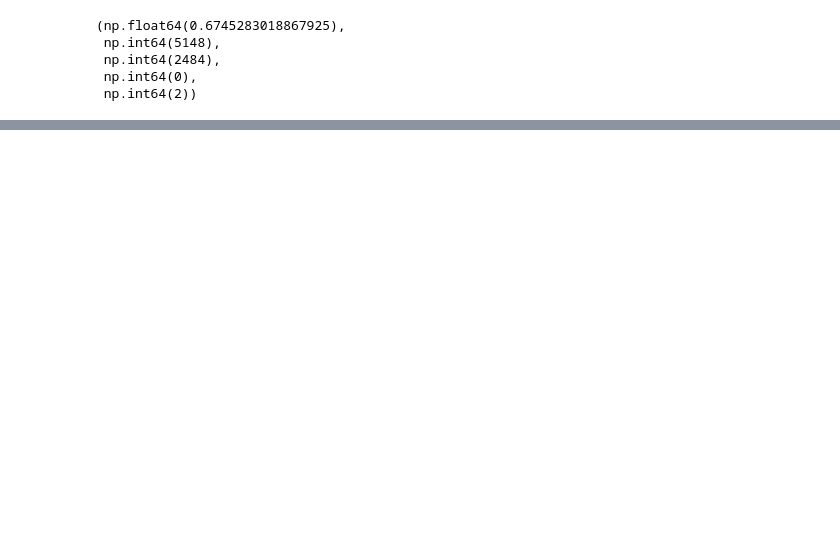
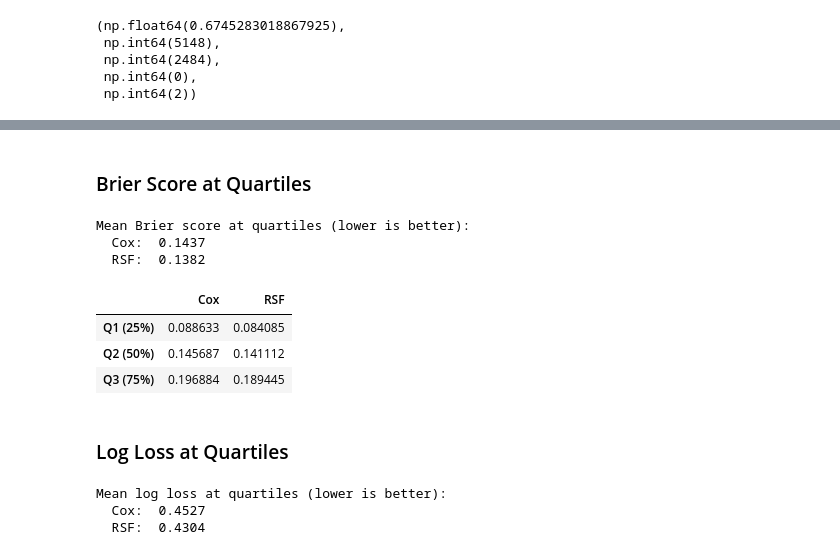
Before and after one commit to compbiomed-unito/survival-metrics, a Jupyter notebook: Tutorial.ipynb, the cells around one changed output, grey strips where cells are left out. Cells and saved outputs as stored; diff of their text form; code cells hidden in the pictures; blank space fills up the shorter version.

```diff
--- a/Tutorial.ipynb
+++ b/Tutorial.ipynb
@@ -130,0 +125,79 @@ concordance_index_censored(y_test['cens'], y_test['time'], rsf.predict(X_test))
+# %%
+class SksurvAdapter:
+    """Wrap a scikit-survival model so that make_survival_scorer can call predict_survival(X, times)."""
+    def __init__(self, model):
+        self.model = model
+
+    def predict_survival(self, X, times):
+        surv_fns = self.model.predict_survival_function(X)
+        return np.array([[fn(t) for t in times] for fn in surv_fns])
+# %% [markdown]
+### Brier Score at Quartiles
+# %%
+from sklearn.metrics import brier_score_loss
+from survmetr import make_survival_scorer
+
+brier_at_quartiles = make_survival_scorer(
+    brier_score_loss,
+    needs="failure",
+    classification=True,
+    time_mode="quantiles",
+    time_values=[0.25, 0.5, 0.75],
+)
+
+cox_brier = brier_at_quartiles(SksurvAdapter(cox), X_test, y_test)
+rsf_brier = brier_at_quartiles(SksurvAdapter(rsf), X_test, y_test)
+
+print(f"Mean Brier score at quartiles (lower is better):")
+print(f"  Cox:  {cox_brier:.4f}")
+print(f"  RSF:  {rsf_brier:.4f}")
+# %% [output]
+Mean Brier score at quartiles (lower is better):
+  Cox:  0.1437
+  RSF:  0.1382
+# %%
+# Per-quartile breakdown
+brier_per_quartile = make_survival_scorer(
+    brier_score_loss,
+    needs="failure",
+    classification=True,
+    aggregate="no",
+    time_mode="quantiles",
+    time_values=[0.25, 0.5, 0.75],
+)
+
+cox_brier_q = brier_per_quartile(SksurvAdapter(cox), X_test, y_test)
+rsf_brier_q = brier_per_quartile(SksurvAdapter(rsf), X_test, y_test)
+
+pd.DataFrame(
+    {"Cox": cox_brier_q, "RSF": rsf_brier_q},
+    index=["Q1 (25%)", "Q2 (50%)", "Q3 (75%)"],
+)
+# %% [output]
+|  | Cox | RSF |
+| Q1 (25%) | 0.088633 | 0.084085 |
+| Q2 (50%) | 0.145687 | 0.141112 |
+| Q3 (75%) | 0.196884 | 0.189445 |
+# %% [markdown]
+### Log Loss at Quartiles
+# %%
+from sklearn.metrics import log_loss
+
+logloss_at_quartiles = make_survival_scorer(
+    log_loss,
+    needs="failure",
+    classification=True,
+    time_mode="quantiles",
+    time_values=[0.25, 0.5, 0.75],
+)
+
+cox_ll = logloss_at_quartiles(SksurvAdapter(cox), X_test, y_test)
+rsf_ll = logloss_at_quartiles(SksurvAdapter(rsf), X_test, y_test)
+
+print(f"Mean log loss at quartiles (lower is better):")
+print(f"  Cox:  {cox_ll:.4f}")
+print(f"  RSF:  {rsf_ll:.4f}")
+# %% [output]
+Mean log loss at quartiles (lower is better):
+  Cox:  0.4527
+  RSF:  0.4304
```
Also changed, not shown: parts of 5 cells of this notebook, 21 other files.
